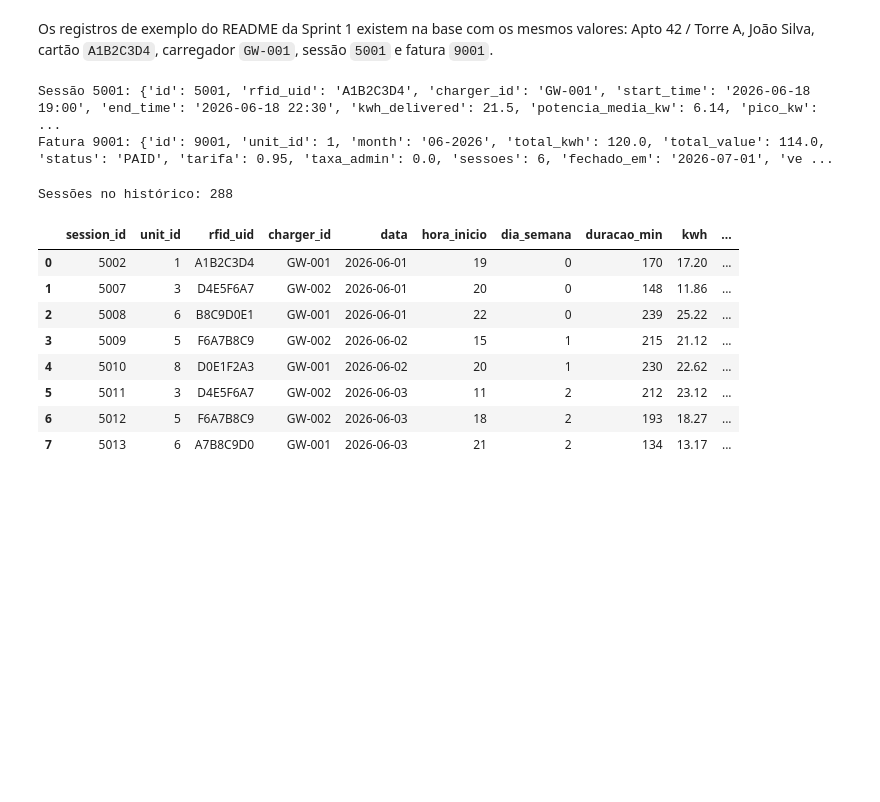
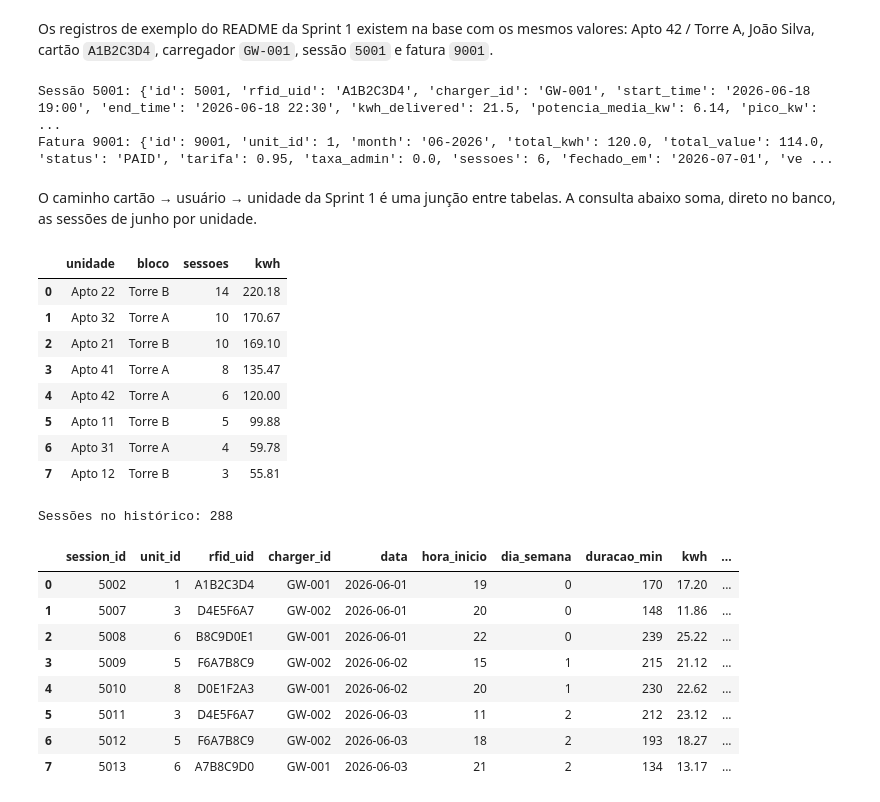
Before and after one commit to theohkamp/GoodWe-EV-ChargeOps, a Jupyter notebook: notebooks/evidencias_ev_chargeops.ipynb, the cells around one changed output. Saved outputs shown, nothing was run; the diff lists cells and outputs as text; code cells hidden in the pictures; blank space fills up the shorter version.

Commit message:
feat(model): banco de dados SQLite com o esquema de seis tabelas da Sprint 1

```diff
--- a/notebooks/evidencias_ev_chargeops.ipynb
+++ b/notebooks/evidencias_ev_chargeops.ipynb
@@ -56,6 +56,29 @@ print("Fatura 9001:", dados.buscar(dados.carregar_tabela("invoices"), "id", 9001
 # %% [output]
 Sessão 5001: {'id': 5001, 'rfid_uid': 'A1B2C3D4', 'charger_id': 'GW-001', 'start_time': '2026-06-18 19:00', 'end_time': '2026-06-18 22:30', 'kwh_delivered': 21.5, 'potencia_media_kw': 6.14, 'pico_kw': ...
 Fatura 9001: {'id': 9001, 'unit_id': 1, 'month': '06-2026', 'total_kwh': 120.0, 'total_value': 114.0, 'status': 'PAID', 'tarifa': 0.95, 'taxa_admin': 0.0, 'sessoes': 6, 'fechado_em': '2026-07-01', 've ...
+# %% [markdown]
+O caminho cartão → usuário → unidade da Sprint 1 é uma junção entre tabelas. A consulta abaixo soma, direto no banco, as sessões de junho por unidade.
+# %%
+pd.DataFrame(dados.consultar('''
+    SELECT units.name AS unidade, units.block AS bloco,
+           COUNT(sessions.id) AS sessoes, ROUND(SUM(sessions.kwh_delivered), 2) AS kwh
+    FROM sessions
+    JOIN rfid_cards ON rfid_cards.uid = sessions.rfid_uid
+    JOIN users ON users.id = rfid_cards.user_id
+    JOIN units ON units.id = users.unit_id
+    WHERE sessions.start_time LIKE ?
+    GROUP BY units.id
+    ORDER BY kwh DESC''', ("2026-06%",)))
+# %% [output]
+|  | unidade | bloco | sessoes | kwh |
+| 0 | Apto 22 | Torre B | 14 | 220.18 |
+| 1 | Apto 32 | Torre A | 10 | 170.67 |
+| 2 | Apto 21 | Torre B | 10 | 169.10 |
+| 3 | Apto 41 | Torre A | 8 | 135.47 |
+| 4 | Apto 42 | Torre A | 6 | 120.00 |
+| 5 | Apto 11 | Torre B | 5 | 99.88 |
+| 6 | Apto 31 | Torre A | 4 | 59.78 |
+| 7 | Apto 12 | Torre B | 3 | 55.81 |
 # %%
 sessoes = ia_previsao.exportar_sessoes_csv()
 print("Sessões no histórico:", len(sessoes))
```
Also changed, not shown: parts of 4 cells of this notebook, 24 other files.
